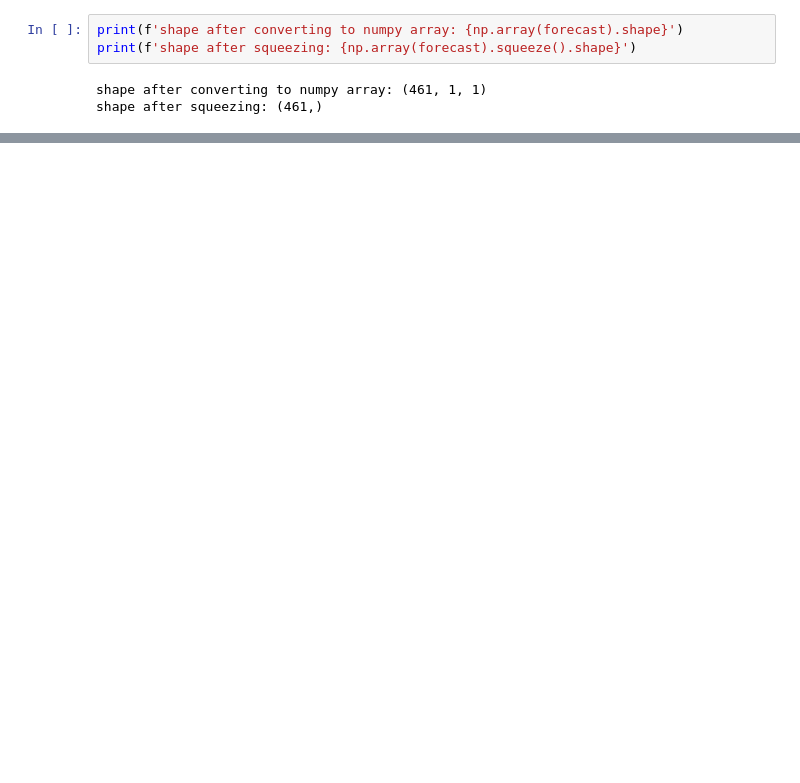
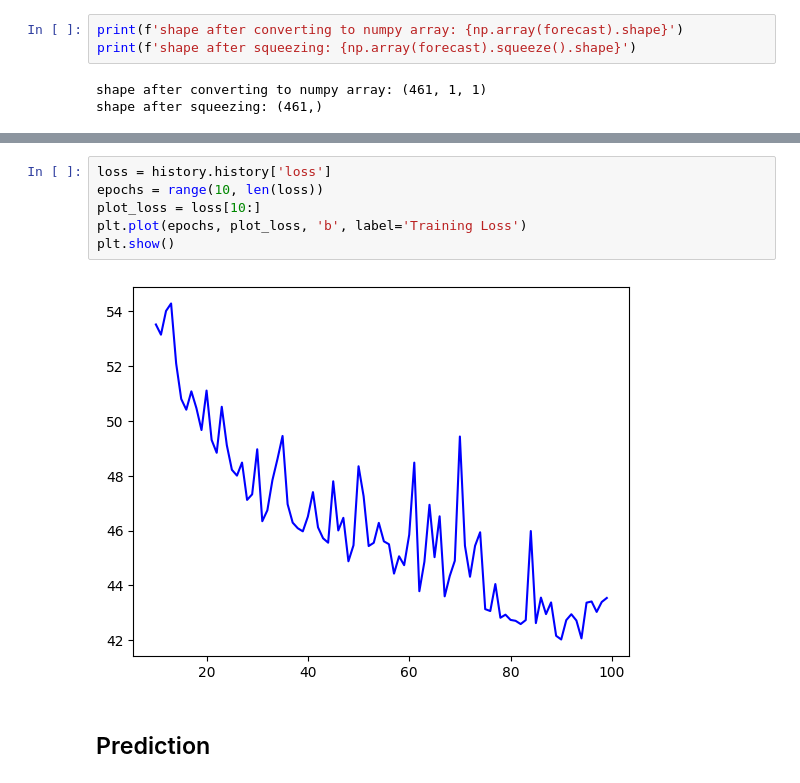
Before and after one commit to shielamms/Tensorflow-Notebooks, a Jupyter notebook: Deep_Neural_Network_Training_on_Time_Series.ipynb, the cells around one changed output, grey strips where cells are left out. Saved outputs shown, nothing was run; the diff lists cells and outputs as text; blank space fills up the shorter version.

```diff
--- a/Deep_Neural_Network_Training_on_Time_Series.ipynb
+++ b/Deep_Neural_Network_Training_on_Time_Series.ipynb
@@ -298,0 +364,10 @@ Mean absolute error: 4.981775760650635
+# %%
+loss = history.history['loss']
+epochs = range(10, len(loss))
+plot_loss = loss[10:]
+plt.plot(epochs, plot_loss, 'b', label='Training Loss')
+plt.show()
+# %% [output]
+[figure, added]
+# %% [markdown]
+## Prediction
```
Also changed, not shown: parts of 17 cells of this notebook.
